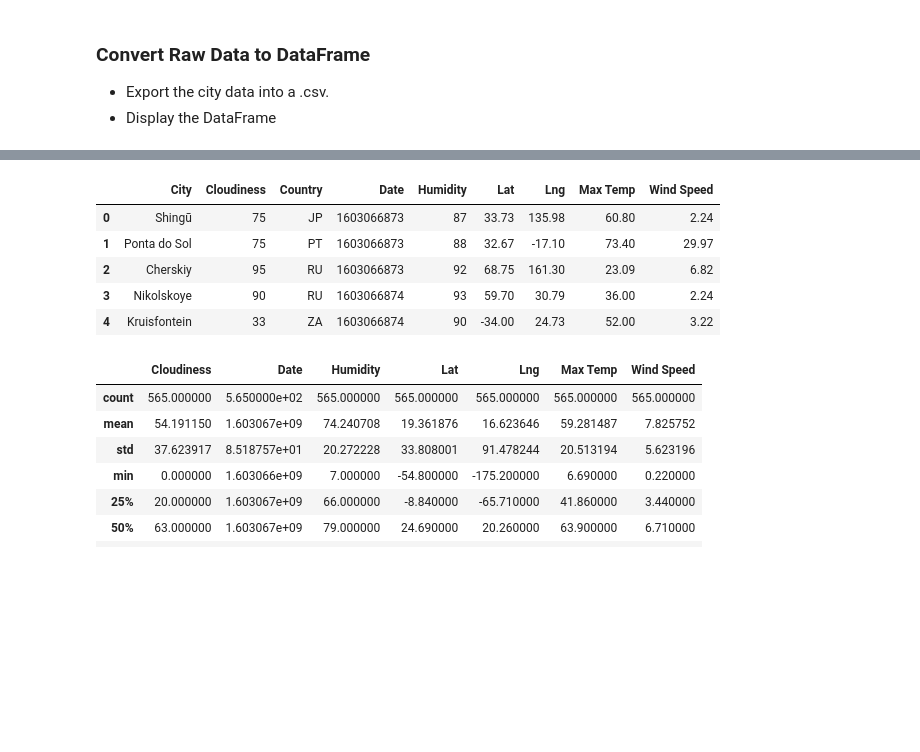
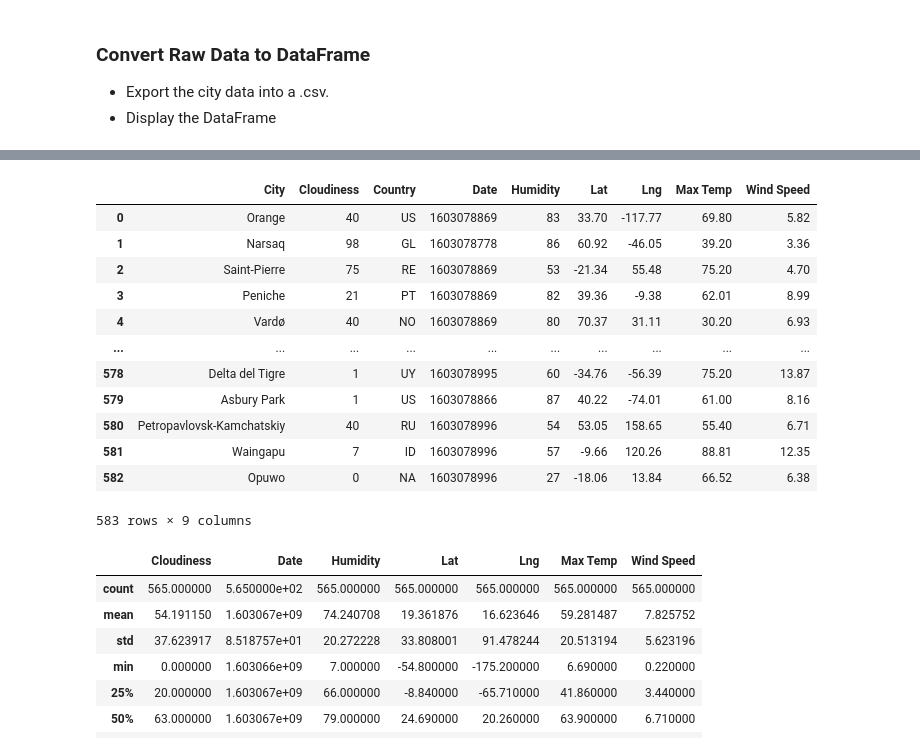
Before and after one commit to sjuarez382/UCI_Homework_Serafin, a Jupyter notebook: Python-API-Homework_Whats_the_Weather_like/WeatherPy.ipynb, the cells around one changed output, grey strips where cells are left out. Cells and saved outputs as stored; diff of their text form; code cells hidden in the pictures; blank space fills up the shorter version.

```diff
--- a/Python-API-Homework_Whats_the_Weather_like/WeatherPy.ipynb
+++ b/Python-API-Homework_Whats_the_Weather_like/WeatherPy.ipynb
@@ -185,13 +185,20 @@ Wind Speed    565
 dtype: int64
 # %%
 #df print
-weather_dict.head()
+weather_dict
 # %% [output]
 |  | City | Cloudiness | Country | Date | Humidity | Lat | Lng | Max Temp | Wind Speed |
-| 0 | Shingū | 75 | JP | 1603066873 | 87 | 33.73 | 135.98 | 60.80 | 2.24 |
-| 1 | Ponta do Sol | 75 | PT | 1603066873 | 88 | 32.67 | -17.10 | 73.40 | 29.97 |
-| 2 | Cherskiy | 95 | RU | 1603066873 | 92 | 68.75 | 161.30 | 23.09 | 6.82 |
-| 3 | Nikolskoye | 90 | RU | 1603066874 | 93 | 59.70 | 30.79 | 36.00 | 2.24 |
-| 4 | Kruisfontein | 33 | ZA | 1603066874 | 90 | -34.00 | 24.73 | 52.00 | 3.22 |
+| 0 | Orange | 40 | US | 1603078869 | 83 | 33.70 | -117.77 | 69.80 | 5.82 |
+| 1 | Narsaq | 98 | GL | 1603078778 | 86 | 60.92 | -46.05 | 39.20 | 3.36 |
+| 2 | Saint-Pierre | 75 | RE | 1603078869 | 53 | -21.34 | 55.48 | 75.20 | 4.70 |
+| 3 | Peniche | 21 | PT | 1603078869 | 82 | 39.36 | -9.38 | 62.01 | 8.99 |
+| 4 | Vardø | 40 | NO | 1603078869 | 80 | 70.37 | 31.11 | 30.20 | 6.93 |
+| ... | ... | ... | ... | ... | ... | ... | ... | ... | ... |
+| 578 | Delta del Tigre | 1 | UY | 1603078995 | 60 | -34.76 | -56.39 | 75.20 | 13.87 |
+| 579 | Asbury Park | 1 | US | 1603078866 | 87 | 40.22 | -74.01 | 61.00 | 8.16 |
+| 580 | Petropavlovsk-Kamchatskiy | 40 | RU | 1603078996 | 54 | 53.05 | 158.65 | 55.40 | 6.71 |
+| 581 | Waingapu | 7 | ID | 1603078996 | 57 | -9.66 | 120.26 | 88.81 | 12.35 |
+| 582 | Opuwo | 0 | NA | 1603078996 | 27 | -18.06 | 13.84 | 66.52 | 6.38 |
+583 rows × 9 columns
 # %%
 # Save city data into a csv file
```
Also changed, not shown: parts of 4 cells of this notebook, 1 other file.
